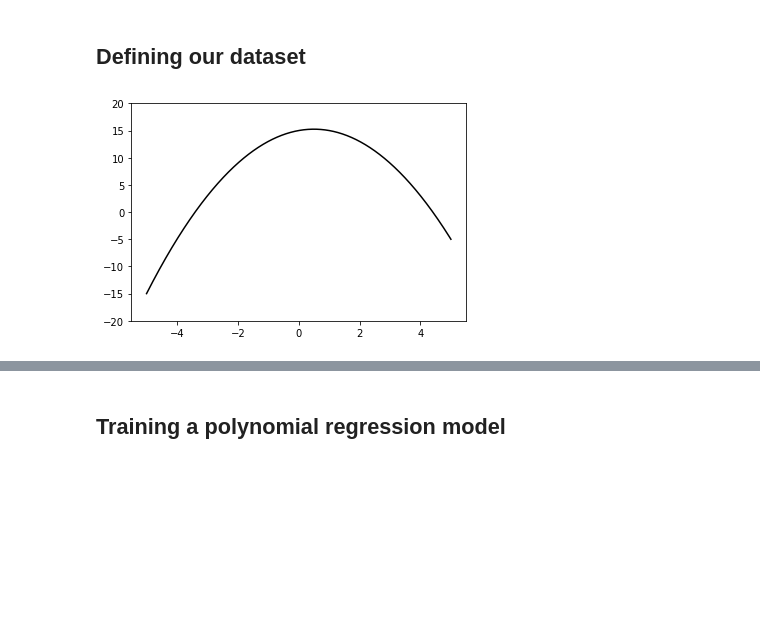
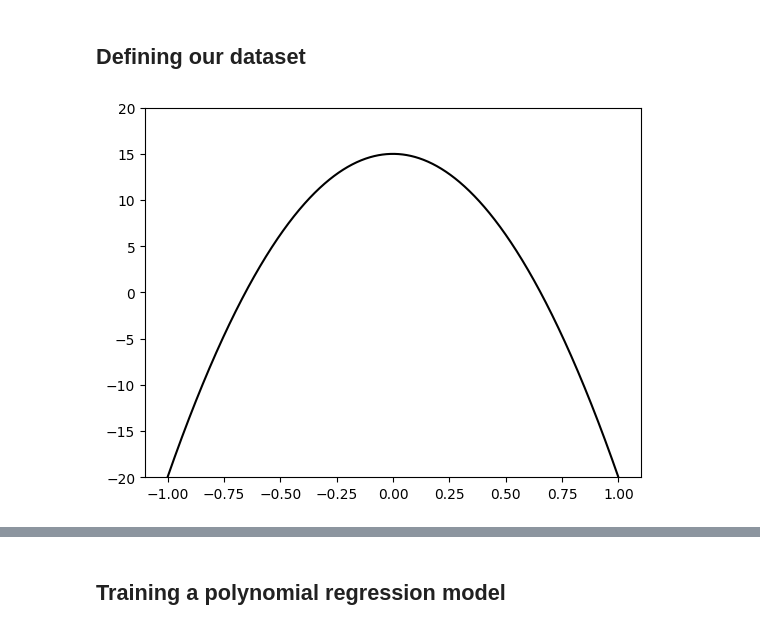
Before and after one commit to s7s/machine_learning_1, a Jupyter notebook: polynomial_regression/Polynomial_regression_regularization_solution.ipynb, the cells around one changed output, grey strips where cells are left out. Cells and saved outputs as stored; diff of their text form; code cells hidden in the pictures; blank space fills up the shorter version.

```diff
--- a/polynomial_regression/Polynomial_regression_regularization_solution.ipynb
+++ b/polynomial_regression/Polynomial_regression_regularization_solution.ipynb
@@ -16,21 +16,21 @@ random.seed(0)
 ## Defining our dataset
 # %%
 # Our original polynomial is -x^2+x+15
-coefs = [15,1,-1]
+coefs = [15,0,-35]
 
 def polynomial(coefs, x):
     n = len(coefs)
     return sum([coefs[i]*x**i for i in range(n)])
 
 def draw_polynomial(coefs):
     n = len(coefs)
-    x = np.linspace(-5, 5, 1000)
+    x = np.linspace(-1, 1, 1000)
     plt.ylim(-20,20)
     plt.plot(x, sum([coefs[i]*x**i for i in range(n)]), linestyle='-', color='black')
 
 draw_polynomial(coefs)
 # %% [output]
-[figure, old version]
+[figure, new version]
 # %%
 X = []
 Y = []
```
Also changed, not shown: parts of 15 cells of this notebook, 2 other files.
